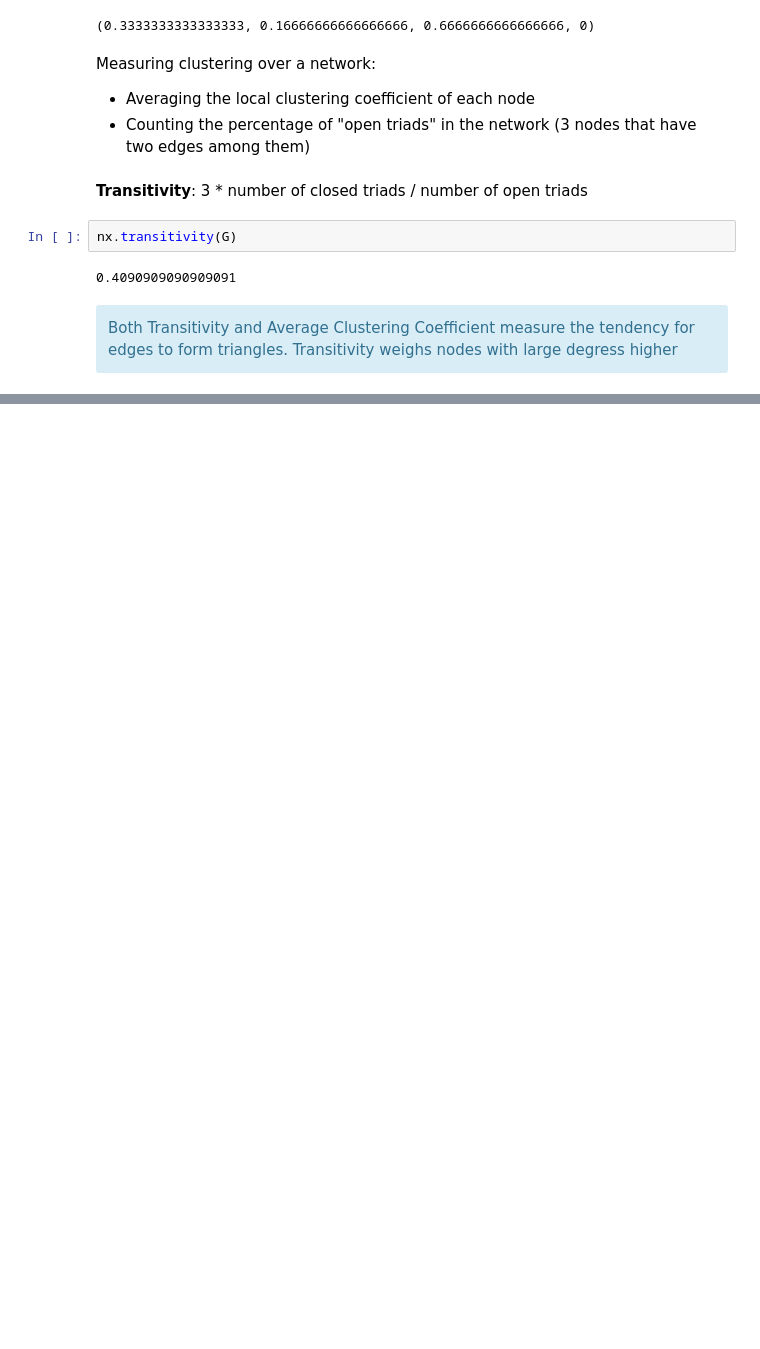
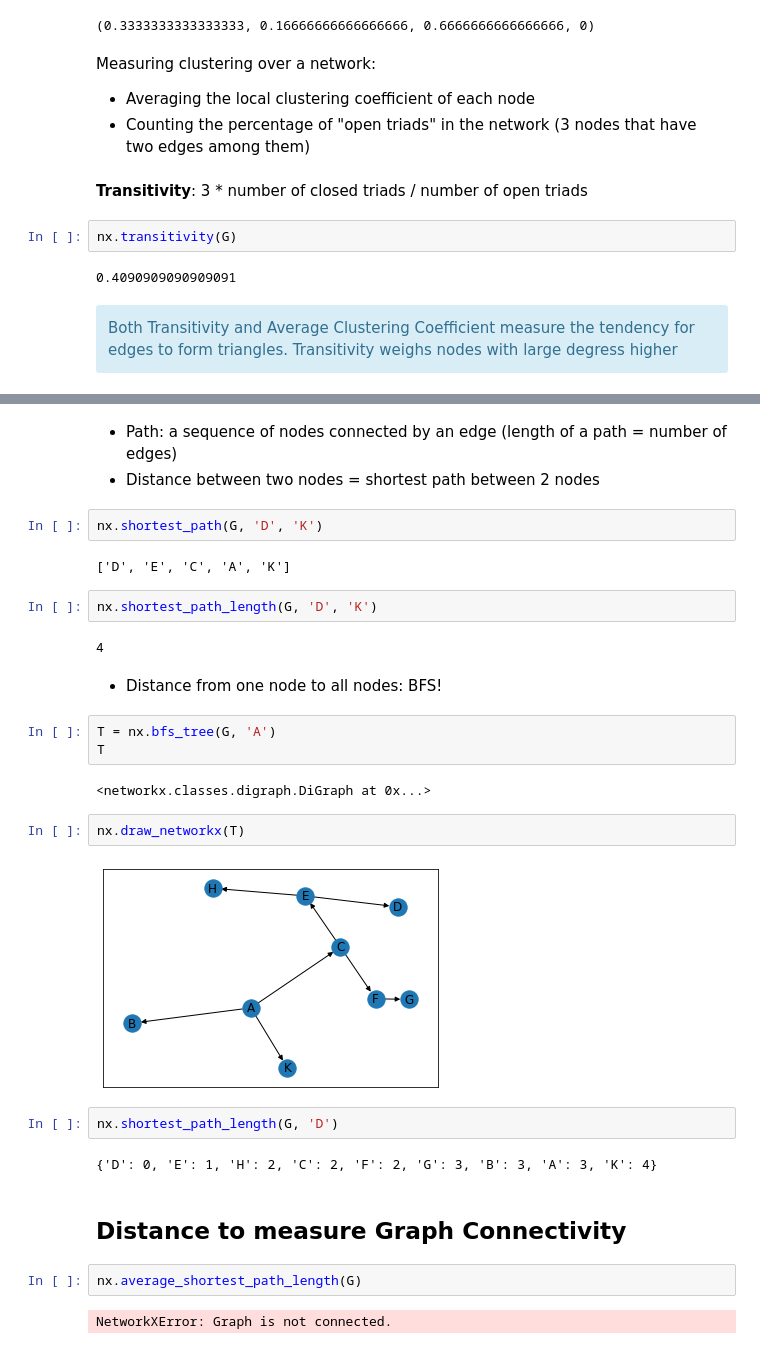
Before and after one commit to Siliam/social_network_analysis, a Jupyter notebook: networkx/Network Connectivity.ipynb, the cells around one changed output, grey strips where cells are left out. Cells and saved outputs as stored; diff of their text form; blank space fills up the shorter version.

Commit message:
Network connectivity, minimum cuts

```diff
--- a/networkx/Network Connectivity.ipynb
+++ b/networkx/Network Connectivity.ipynb
@@ -48,0 +53,32 @@ Both Transitivity and Average Clustering Coefficient measure the tendency for ed
+# %% [markdown]
+- Path: a sequence of nodes connected by an edge (length of a path = number of edges)
+- Distance between two nodes = shortest path between 2 nodes
+# %%
+nx.shortest_path(G, 'D', 'K')
+# %% [output]
+['D', 'E', 'C', 'A', 'K']
+# %%
+nx.shortest_path_length(G, 'D', 'K')
+# %% [output]
+4
+# %% [markdown]
+- Distance from one node to all nodes: BFS!
+# %%
+T = nx.bfs_tree(G, 'A')
+T
+# %% [output]
+<networkx.classes.digraph.DiGraph at 0x...>
+# %%
+nx.draw_networkx(T)
+# %% [output]
+[figure, added]
+# %%
+nx.shortest_path_length(G, 'D')
+# %% [output]
+{'D': 0, 'E': 1, 'H': 2, 'C': 2, 'F': 2, 'G': 3, 'B': 3, 'A': 3, 'K': 4}
+# %% [markdown]
+## Distance to measure Graph Connectivity
+# %%
+nx.average_shortest_path_length(G)
+# %% [output]
+NetworkXError: Graph is not connected.
```
Also changed, not shown: parts of 41 cells of this notebook.
